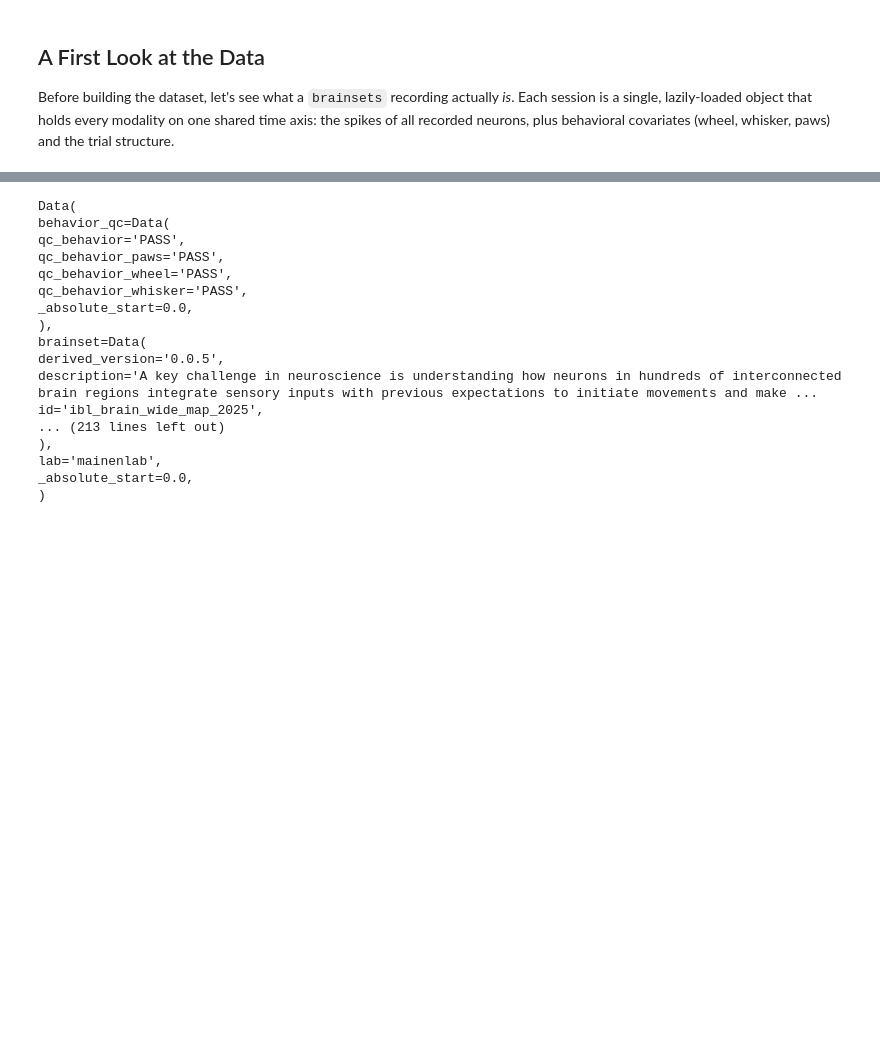
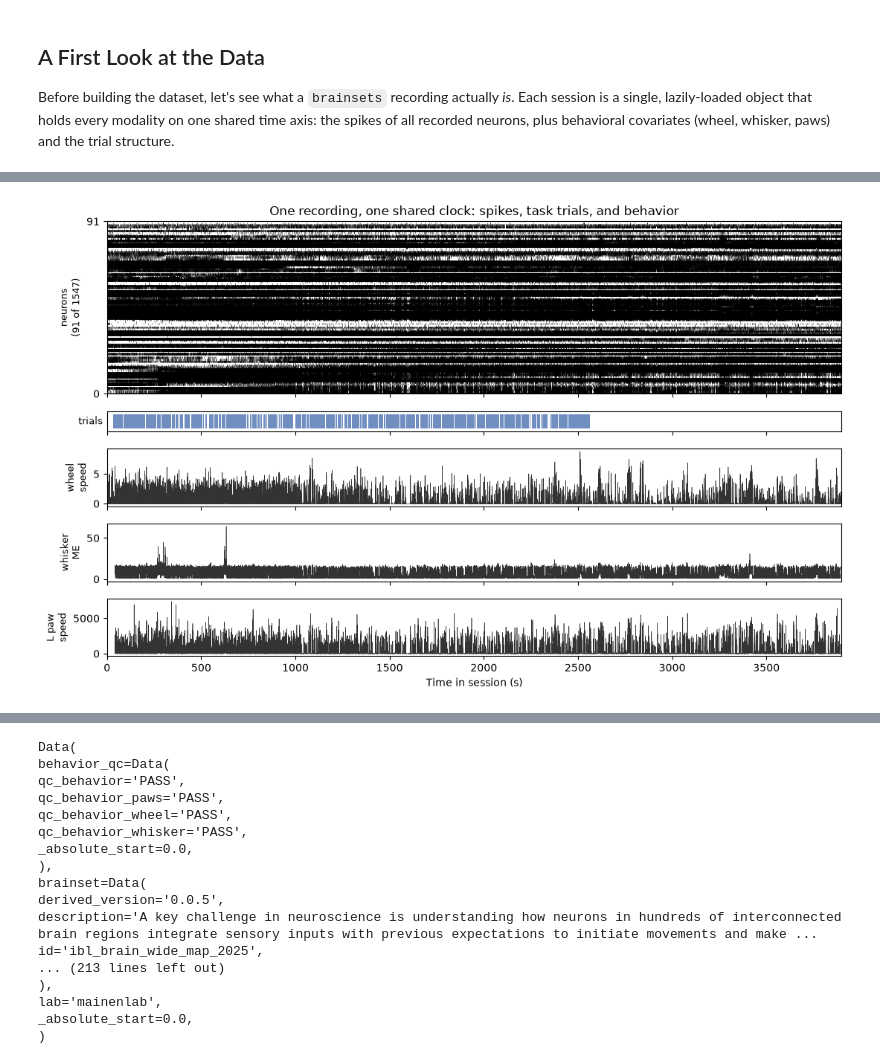
Before and after one commit to AlexandreAndr/janelia_ibl_bwm_talk, a Jupyter notebook: wheel_speed_minimal_example.ipynb, the cells around one changed output, grey strips where cells are left out. Cells and saved outputs as stored; diff of their text form; code cells hidden in the pictures; blank space fills up the shorter version.

```diff
--- a/wheel_speed_minimal_example.ipynb
+++ b/wheel_speed_minimal_example.ipynb
@@ -164,0 +229,78 @@ covariates (wheel, whisker, paws) and the trial structure.
+# %%
+import gc
+
+# A fresh handle just for this overview (all reads below are lazy).
+ov_rec = BaseDataset(
+    dataset_dir=os.path.join(DATA_ROOT, DATASET_DIRNAME),
+    recording_ids=[RECORDING_ID],
+).get_recording(RECORDING_ID)
+
+T_END = float(ov_rec.domain.end[-1])
+spk_t = np.asarray(ov_rec.spikes.timestamps)
+spk_u = np.asarray(ov_rec.spikes.unit_index)
+n_units = len(ov_rec.units.id)
+
+# Subsample ~90 units and thin each unit's spikes 5x, so a 65 min raster reads.
+keep = np.arange(0, n_units, max(1, n_units // 90))
+row_of = {u: i for i, u in enumerate(keep)}
+m = np.isin(spk_u, keep)
+spk_t, spk_row = spk_t[m], np.array([row_of[u] for u in spk_u[m]])
+raster = [spk_t[spk_row == r][::5] for r in range(len(keep))]
+
+tr_s, tr_e = np.asarray(ov_rec.trials.start), np.asarray(ov_rec.trials.end)
+signals = [
+    ("wheel", "speed", "wheel\nspeed"),
+    ("whisker", "motion_energy", "whisker\nME"),
+    ("paws", "left_paw_speed", "L paw\nspeed"),
+]
+
+fig, axes = plt.subplots(
+    2 + len(signals),
+    1,
+    figsize=(11, 6.8),
+    sharex=True,
+    gridspec_kw={"height_ratios": [3, 0.35] + [1] * len(signals)},
+)
+axes[0].eventplot(
+    raster,
+    colors="k",
+    lineoffsets=list(range(len(keep))),
+    linelengths=1.0,
+    linewidths=0.5,
+    alpha=0.7,
+    rasterized=True,
+)
+axes[0].set_ylim(0, len(keep))
+axes[0].set_yticks([0, len(keep)])
+axes[0].set_ylabel(f"neurons\n({len(keep)} of {n_units})", fontsize=9)
+axes[0].set_title("One recording, one shared clock: spikes, task trials, and behavior")
+
+# task trials as their own strip (each bar is one trial)
+axes[1].broken_barh(
+    list(zip(tr_s, tr_e - tr_s)), (0.15, 0.7), facecolors="#4C72B0", alpha=0.8
+)
+axes[1].set_ylim(0, 1)
+axes[1].set_yticks([])
+axes[1].set_ylabel("trials", fontsize=9, rotation=0, ha="right", va="center")
+
+for ax, (ns, attr, lab) in zip(axes[2:], signals):
+    obj = getattr(ov_rec, ns)
+    ax.plot(
+        np.asarray(obj.timestamps),
+        np.asarray(getattr(obj, attr)),
+        lw=0.45,
+        color="#333333",
+    )
+    ax.set_ylabel(lab, fontsize=9)
+    ax.margins(x=0)
+
+axes[-1].set_xlim(0, T_END)
+axes[-1].set_xlabel("Time in session (s)")
+plt.tight_layout()
+plt.show()
+
+# Free the spike arrays we pulled in just for the plot (~0.9 GB).
+del spk_t, spk_u, spk_row, raster, ov_rec
+_ = gc.collect()
+# %% [output]
+[figure, added]
```
Also changed, not shown: parts of 13 cells of this notebook, 1 other file.
